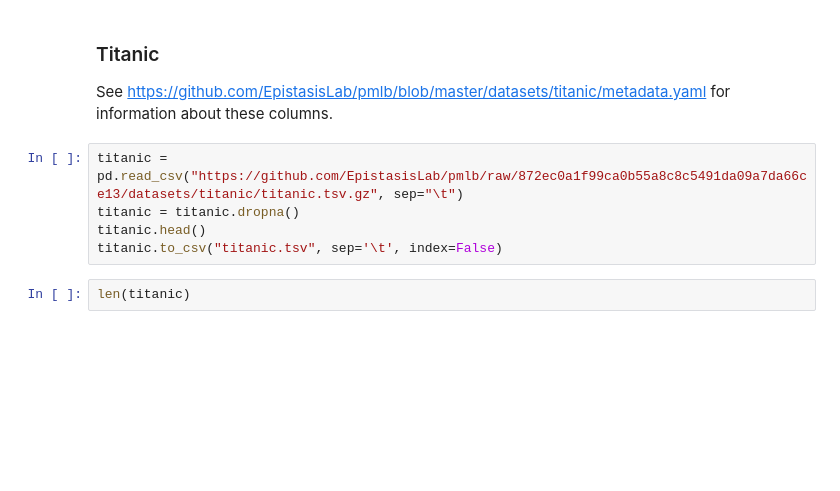
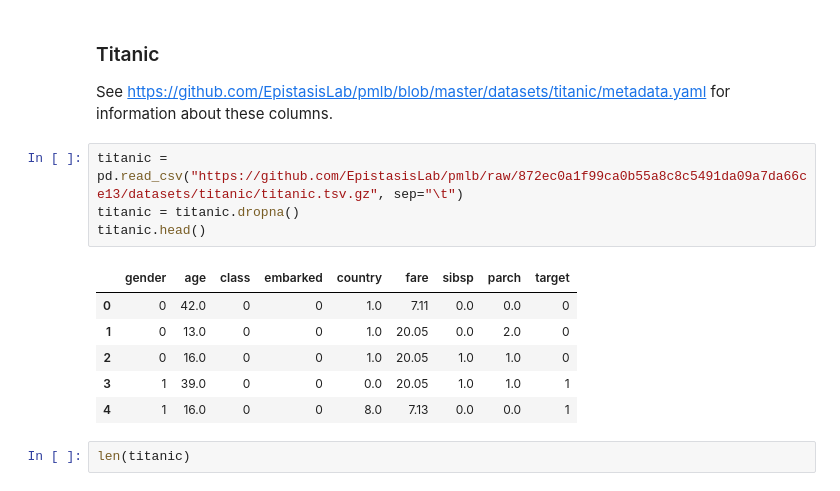
Before and after one commit to RajuNatesanBU/25fallcdsdx602_o1, a Jupyter notebook: dx602-homework-11/homework.ipynb, the cells around one changed output. Saved outputs shown, nothing was run; the diff lists cells and outputs as text; blank space fills up the shorter version.

```diff
--- a/dx602-homework-11/homework.ipynb
+++ b/dx602-homework-11/homework.ipynb
@@ -36,8 +36,14 @@ See https://github.com/EpistasisLab/pmlb/blob/master/datasets/titanic/metadata.y
 # %%
 titanic = pd.read_csv("https://github.com/EpistasisLab/pmlb/raw/872ec0a1f99ca0b55a8c8c5491da09a7da66ce13/datasets/titanic/titanic.tsv.gz", sep="\t")
 titanic = titanic.dropna()
 titanic.head()
-titanic.to_csv("titanic.tsv", sep='\t', index=False)
+# %% [output]
+|  | gender | age | class | embarked | country | fare | sibsp | parch | target |
+| 0 | 0 | 42.0 | 0 | 0 | 1.0 | 7.11 | 0.0 | 0.0 | 0 |
+| 1 | 0 | 13.0 | 0 | 0 | 1.0 | 20.05 | 0.0 | 2.0 | 0 |
+| 2 | 0 | 16.0 | 0 | 0 | 1.0 | 20.05 | 1.0 | 1.0 | 0 |
+| 3 | 1 | 39.0 | 0 | 0 | 0.0 | 20.05 | 1.0 | 1.0 | 1 |
+| 4 | 1 | 16.0 | 0 | 0 | 8.0 | 7.13 | 0.0 | 0.0 | 1 |
 # %%
 len(titanic)
 # %% [output]
```
Also changed, not shown: parts of 27 cells of this notebook.
